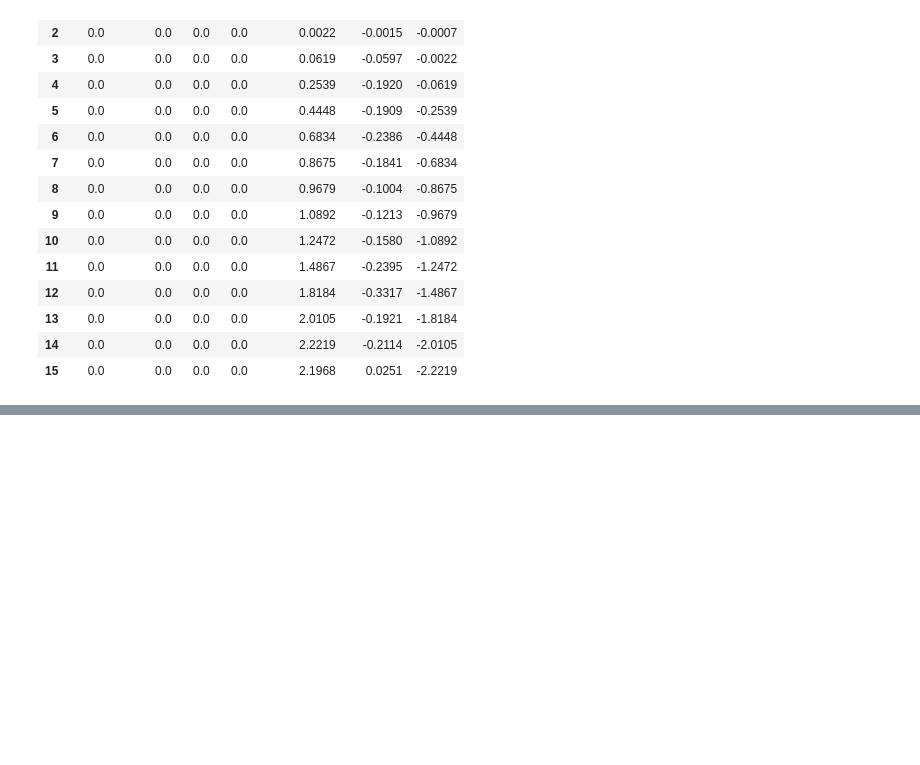
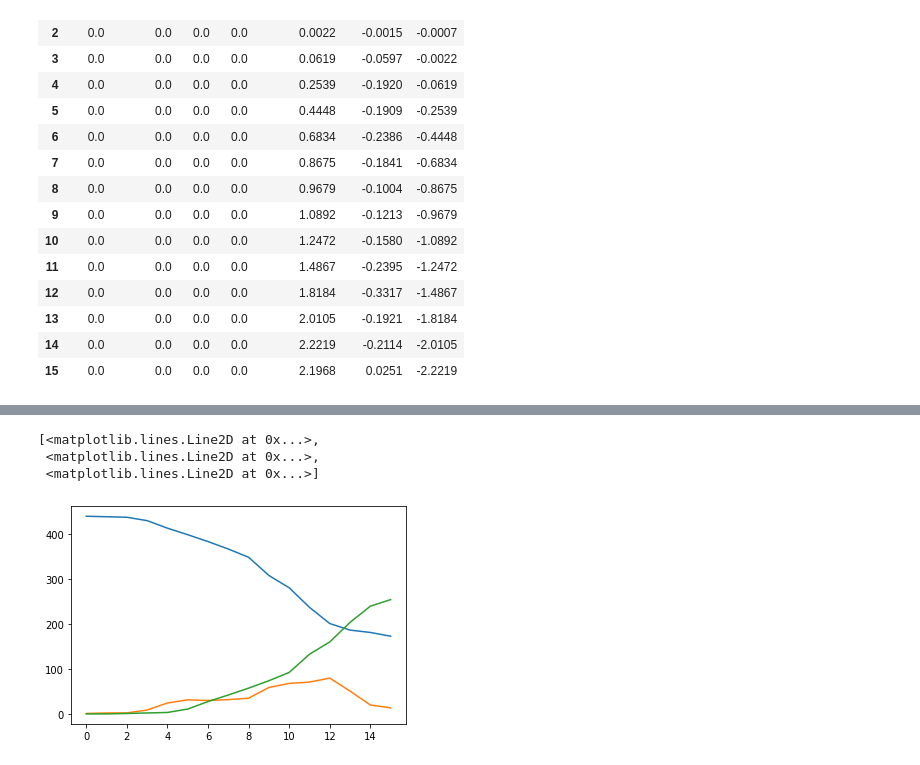
Before and after one commit to joanboterspitarch/PyTorch, a Jupyter notebook: set_data_integrity.ipynb, the cells around one changed output, grey strips where cells are left out. Cells and saved outputs as stored; diff of their text form; code cells hidden in the pictures; blank space fills up the shorter version.

```diff
--- a/set_data_integrity.ipynb
+++ b/set_data_integrity.ipynb
@@ -96,0 +143,7 @@ df_res - df_res2
+# %%
+plt.plot(df_res[['Susceptibles', 'Infecteds', 'Deads']])
+# %% [output]
+[<matplotlib.lines.Line2D at 0x...>,
+ <matplotlib.lines.Line2D at 0x...>,
+ <matplotlib.lines.Line2D at 0x...>]
+[figure, added]
```
Also changed, not shown: parts of 19 cells of this notebook, 2 other files.
